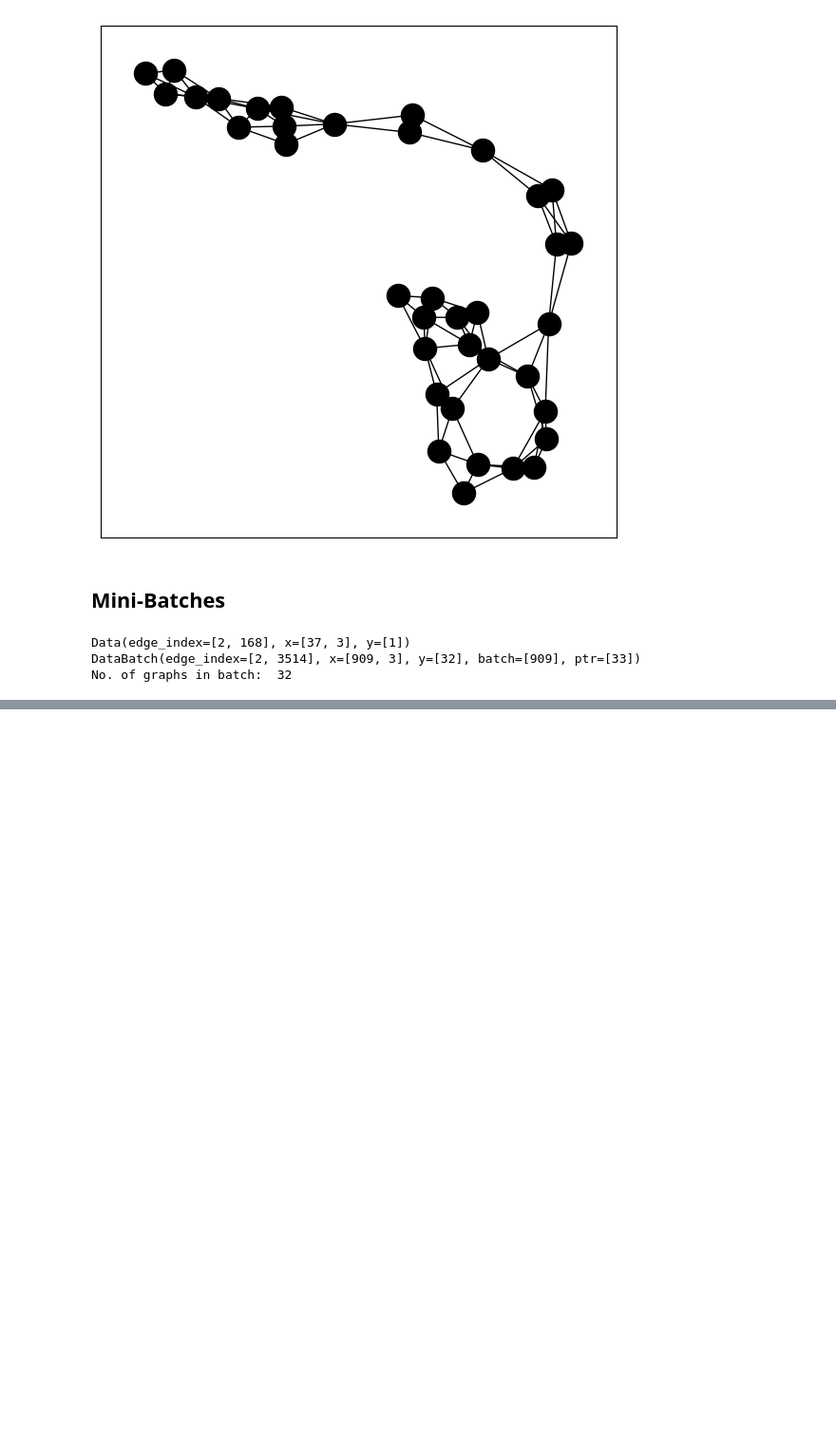
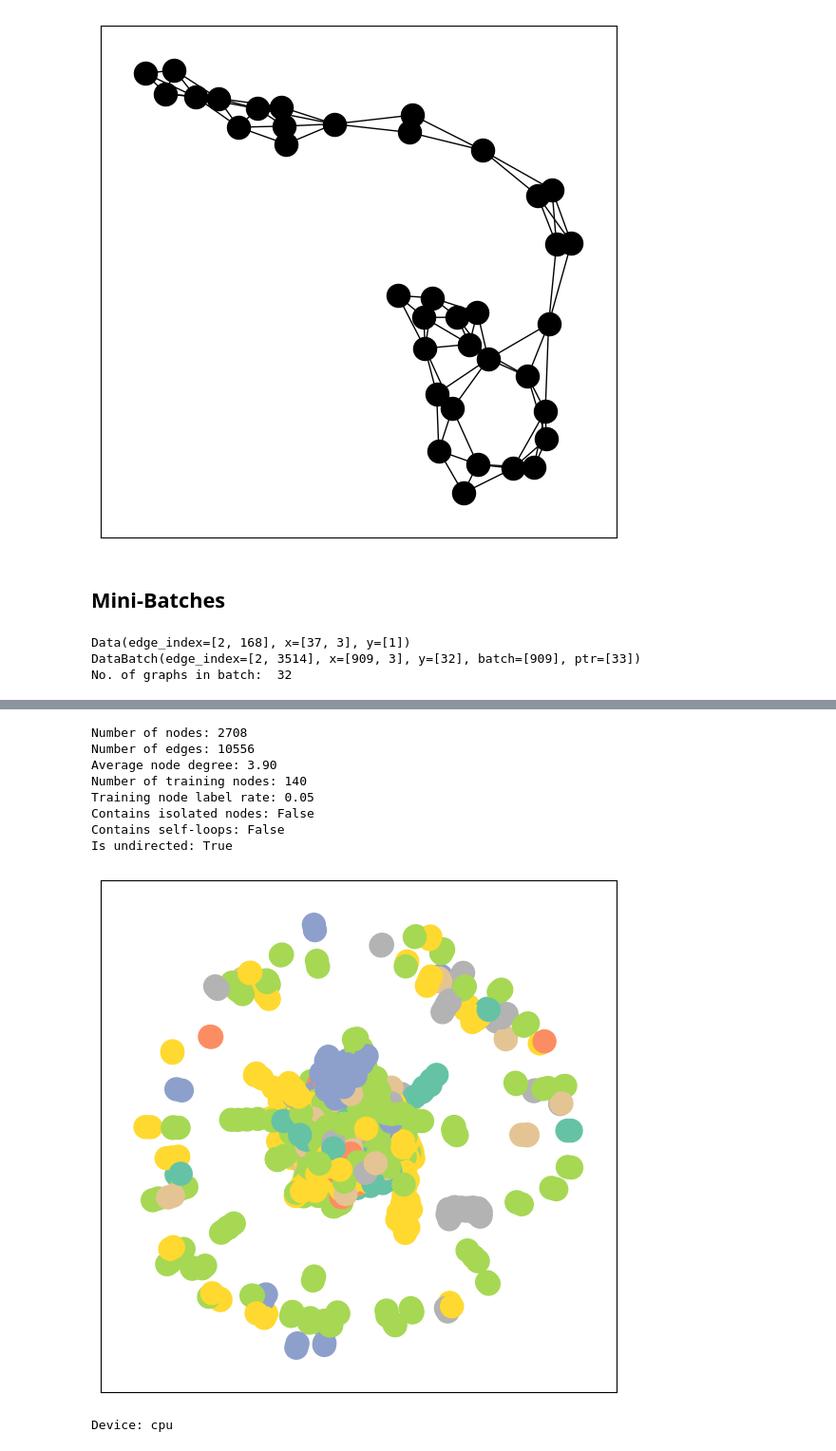
Before and after one commit to Thetang-145/GNNs, a Jupyter notebook: GNNs-PyG-TU.ipynb, the cells around one changed output, grey strips where cells are left out. Shown at 95% size. Drawn from its saved outputs; the diff is of its cells as text; code cells hidden in the pictures; blank space fills up the shorter version.

Commit message:
Add Learning Methods on Graphs

```diff
--- a/GNNs-PyG-TU.ipynb
+++ b/GNNs-PyG-TU.ipynb
@@ -191,0 +196,5 @@ No. of graphs in batch:  32
+# %%
+from torch_geometric.datasets import Planetoid
+
+# dataset = Planetoid(root='/tmp/Cora', name='Cora')
+dataset = Planetoid(root='datasets/', name='Cora')
@@ -191,0 +212,25 @@ No. of graphs in batch:  32
+# %%
+from torch_geometric.utils import to_networkx
+data = dataset[0]
+# Gather some statistics about the graph.
+print(f'Number of nodes: {data.num_nodes}')
+print(f'Number of edges: {data.num_edges}')
+print(f'Average node degree: {data.num_edges / data.num_nodes:.2f}')
+print(f'Number of training nodes: {data.train_mask.sum()}')
+print(f'Training node label rate: {int(data.train_mask.sum()) / data.num_nodes:.2f}')
+print(f'Contains isolated nodes: {data.contains_isolated_nodes()}')
+print(f'Contains self-loops: {data.contains_self_loops()}')
+print(f'Is undirected: {data.is_undirected()}')
+G = to_networkx(data, to_undirected=True)
+# helper function, check colab notebook mentioned in endnotes
+visualize_graph(G, color=data.y)
+# %% [output]
+Number of nodes: 2708
+Number of edges: 10556
+Average node degree: 3.90
+Number of training nodes: 140
+Training node label rate: 0.05
+Contains isolated nodes: False
+Contains self-loops: False
+Is undirected: True
+[figure, added]
@@ -191,0 +257,24 @@ No. of graphs in batch:  32
+# %%
+if torch.backends.mps.is_available() and torch.backends.mps.is_built() and False:
+    device = torch.device("mps")
+else:
+    device = torch.device('cuda' if torch.cuda.is_available() else 'cpu')
+print("Device:", device)
+
+model = GCN().to(device)
+data = dataset[0].to(device)
+optimizer = torch.optim.Adam(model.parameters(), lr=0.01, weight_decay=5e-4)
+
+losses = []
+no_epoch = 200
+
+model.train()
+for epoch in range(no_epoch):
+    optimizer.zero_grad()
+    out = model(data)
+    loss = F.nll_loss(out[data.train_mask], data.y[data.train_mask])
+    loss.backward()
+    optimizer.step()
+    losses.append(loss.item())
+# %% [output]
+Device: cpu
```
Also changed, not shown: parts of 6 cells of this notebook.
